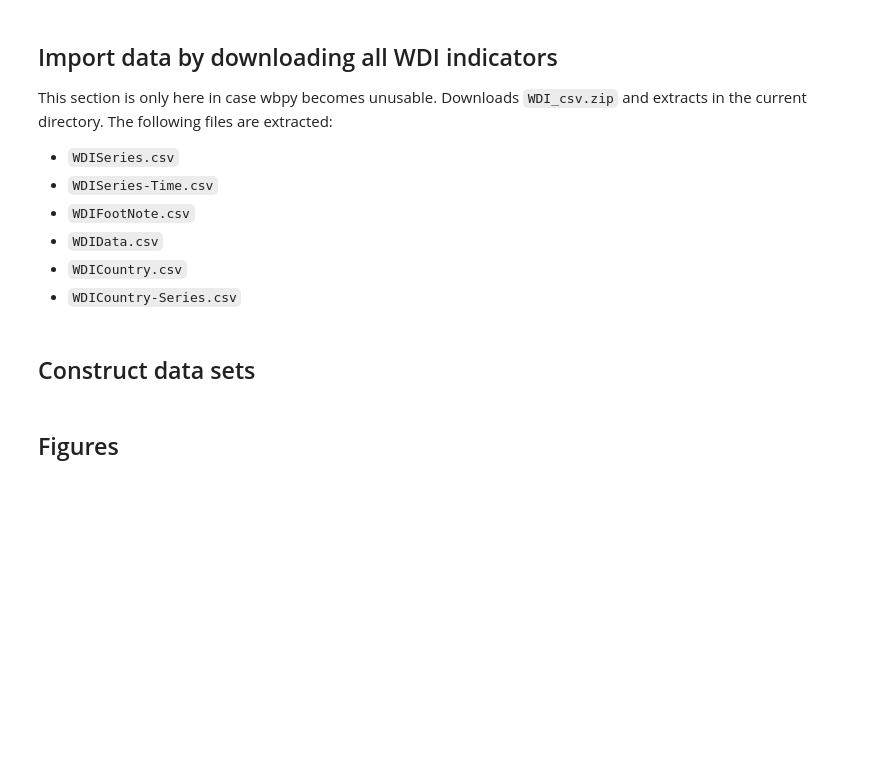
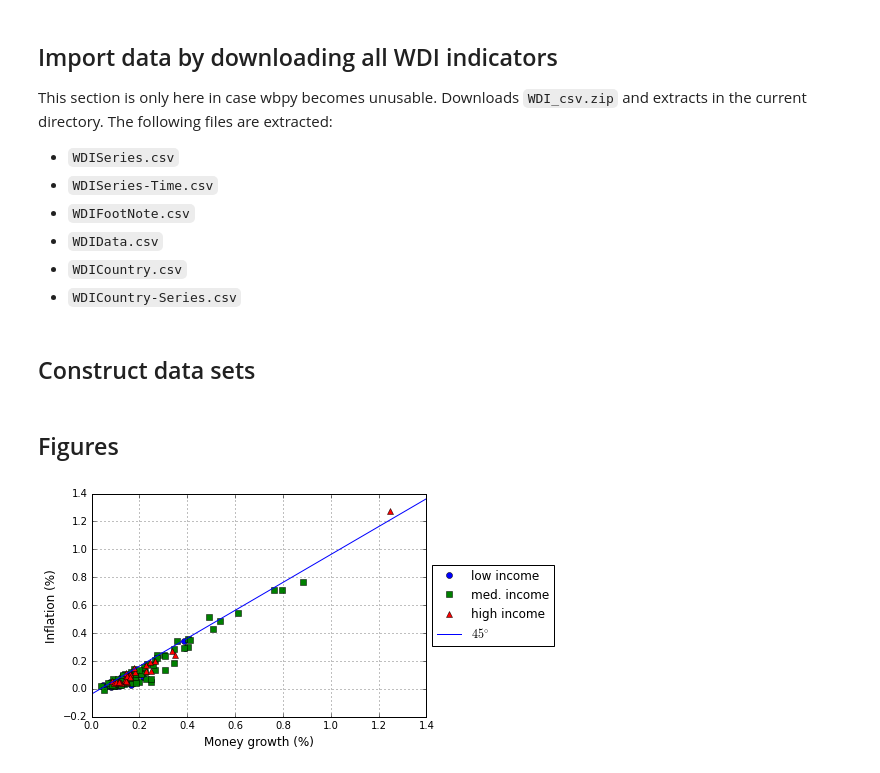
Before and after one commit to msilva913/economic-data, a Jupyter notebook: quantity-theory/python/quantity_theory_data.ipynb, the cells around one changed output. Saved outputs shown, nothing was run; the diff lists cells and outputs as text; code cells hidden in the pictures; blank space fills up the shorter version.

```diff
--- a/quantity-theory/python/quantity_theory_data.ipynb
+++ b/quantity-theory/python/quantity_theory_data.ipynb
@@ -340,6 +340,7 @@ def get_data_frame(df,indicators,show_not_available=False):
                         data.loc[n,new_columns[ind]] = (country_df[ind].iloc[stop-1]/country_df[ind].iloc[start])**(1/(stop-start-1))-1
 
                 data.loc[n,'income group'] = countries[countries['country name']==country]['income group'][0]
+                data.loc[n,'oecd'] = countries[countries['country name']==country]['oecd'][0]
         except:
             if show_not_available==True:
                 print('Data not available for: ',country)
@@ -363,33 +364,35 @@ quantity_theory_data_open.to_csv('../csv/quantity_theory_data_open.csv',index=Fa
 # %%
 # Figure for my website
 p_low = quantity_theory_data[quantity_theory_data['income group']=='low']['inflation']
 m_low = quantity_theory_data[quantity_theory_data['income group']=='low']['money growth']
 p_medium = quantity_theory_data[quantity_theory_data['income group']=='middle']['inflation']
 m_medium = quantity_theory_data[quantity_theory_data['income group']=='middle']['money growth']
 p_high = quantity_theory_data[quantity_theory_data['income group']=='high']['inflation']
 m_high = quantity_theory_data[quantity_theory_data['income group']=='high']['money growth']
 
 fig = plt.figure()
 
 ax = fig.add_subplot(1, 1, 1)
 
 ax.plot(m_high,p_high,'bo',label='low income')
 ax.plot(m_medium,p_medium,'gs',label='med. income')
 ax.plot(m_low,p_low,'r^',label='high income')
 
 xlim = ax.get_xlim()
 ylim = ax.get_ylim()
 
-ax.set_xlabel('Money growth (%)')
-ax.set_ylabel('Inflation (%)')
+ax.set_xlabel('Money growth (%)',fontsize=12)
+ax.set_ylabel('Inflation (%)',fontsize=12)
 
 ax.plot(xlim,np.array(xlim)-quantity_theory_data['gdp growth'].mean(),'b-',label='$45^{\\circ}$')
 
 ax.legend(loc='center left', bbox_to_anchor=(1, 0.5),numpoints=1)
 
 ax.grid(linestyle=':')
 
-plt.savefig('../png/fig_money_inflation.png',bbox_inches='tight',dpi=120)
+plt.savefig('../png/money_inflation_by_income.png',bbox_inches='tight',dpi=120)
+# %% [output]
+[figure, added]
 # %%
 fig = plt.figure()
 
```
Also changed, not shown: 3 other files.
